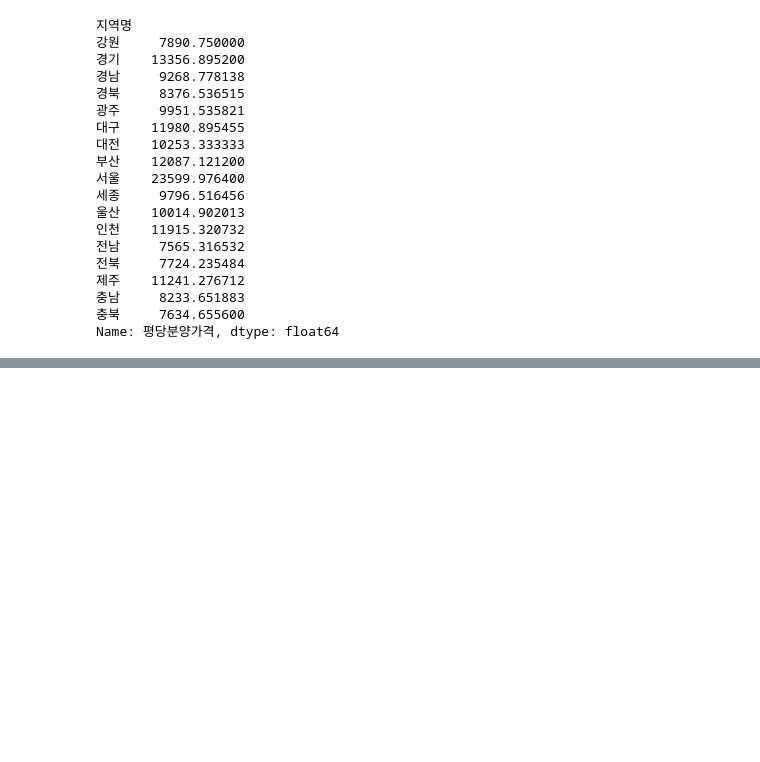
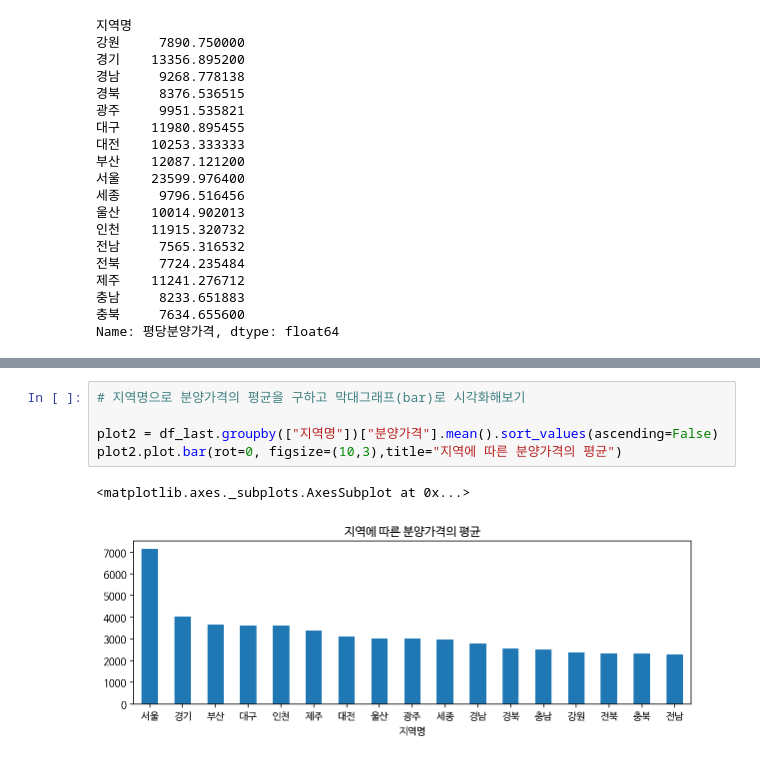
Before and after one commit to seonwoojh/Python_Tutorial, a Jupyter notebook: 공공데이터를_활용한_전국_신규_민간_아파트_분양가격_동향.ipynb, the cells around one changed output, grey strips where cells are left out. Cells and saved outputs as stored; diff of their text form; blank space fills up the shorter version.

```diff
--- a/공공데이터를_활용한_전국_신규_민간_아파트_분양가격_동향.ipynb
+++ b/공공데이터를_활용한_전국_신규_민간_아파트_분양가격_동향.ipynb
@@ -264,0 +309,8 @@ dtype: float64
+# %%
+# 지역명으로 분양가격의 평균을 구하고 막대그래프(bar)로 시각화해보기
+
+plot2 = df_last.groupby(["지역명"])["분양가격"].mean().sort_values(ascending=False)
+plot2.plot.bar(rot=0, figsize=(10,3),title="지역에 따른 분양가격의 평균")
+# %% [output]
+<matplotlib.axes._subplots.AxesSubplot at 0x...>
+[figure, added]
```
Also changed, not shown: parts of 16 cells of this notebook.
